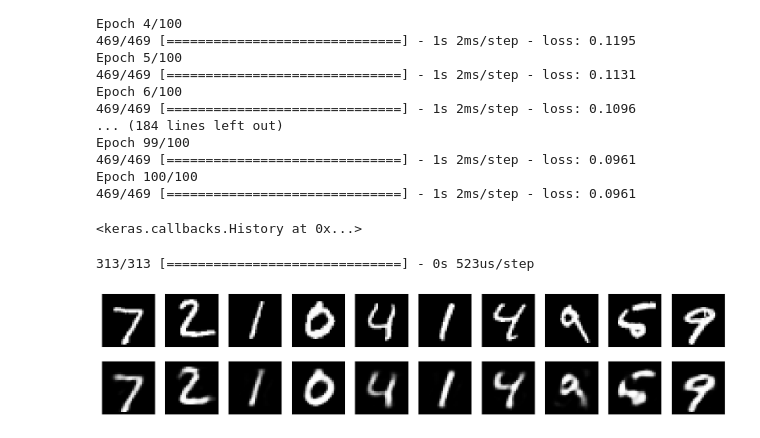
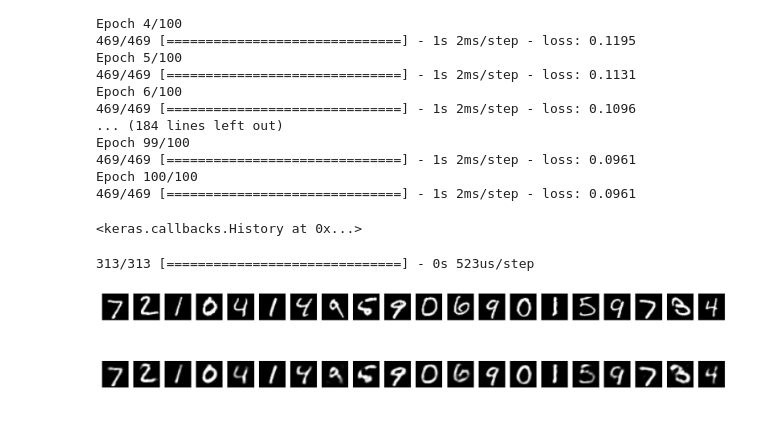
Before and after one commit to LarcherJohannes/visual_features_reconstruction, a Jupyter notebook: autoencoder_mnist_not_convoluted.ipynb, the cells around one changed output. Drawn from its saved outputs; the diff is of its cells as text; code cells hidden in the pictures.

```diff
--- a/autoencoder_mnist_not_convoluted.ipynb
+++ b/autoencoder_mnist_not_convoluted.ipynb
@@ -65,23 +61,23 @@ reconstructed_images = autoencoder_model.predict(test_images)
 # %% [output]
 313/313 [==============================] - 0s 523us/step
 # %%
-n = 10  # Number of images to display
+n = 20
 plt.figure(figsize=(20, 4))
 for i in range(n):
     # Original Image
     ax = plt.subplot(2, n, i + 1)
     plt.imshow(test_images[i].reshape(28, 28))
     plt.gray()
     ax.get_xaxis().set_visible(False)
     ax.get_yaxis().set_visible(False)
 
     # Reconstructed Image
     ax = plt.subplot(2, n, i + 1 + n)
     plt.imshow(reconstructed_images[i].reshape(28, 28))
     plt.gray()
     ax.get_xaxis().set_visible(False)
     ax.get_yaxis().set_visible(False)
 
 plt.show()
 # %% [output]
-[figure, old version]
+[figure, new version]
```
Also changed, not shown: parts of 4 cells of this notebook.
